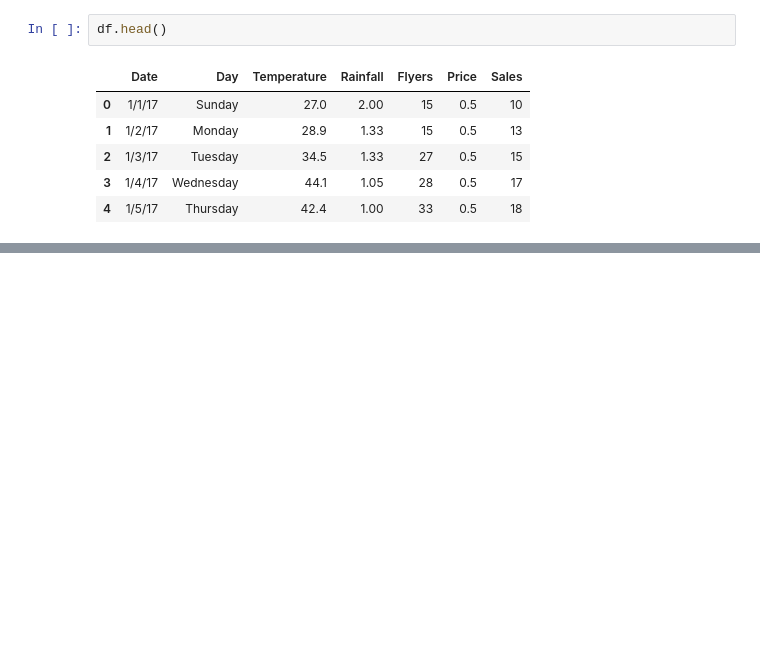
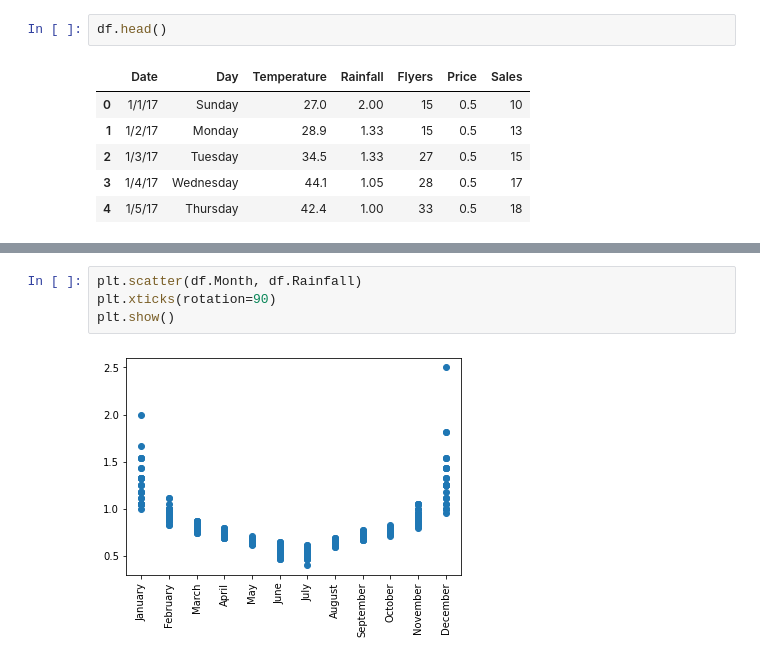
Before and after one commit to Joshua-C-Bryant/anomaly-detection-exercises, a Jupyter notebook: continuous_probabilistic_methods.ipynb, the cells around one changed output, grey strips where cells are left out. Saved outputs shown, nothing was run; the diff lists cells and outputs as text; blank space fills up the shorter version.

```diff
--- a/continuous_probabilistic_methods.ipynb
+++ b/continuous_probabilistic_methods.ipynb
@@ -39,0 +80,6 @@ get_lower_and_upper_bounds(df.Rainfall,1.5)
+# %%
+plt.scatter(df.Month, df.Rainfall)
+plt.xticks(rotation=90)
+plt.show()
+# %% [output]
+[figure, added]
```
Also changed, not shown: parts of 32 cells of this notebook.
